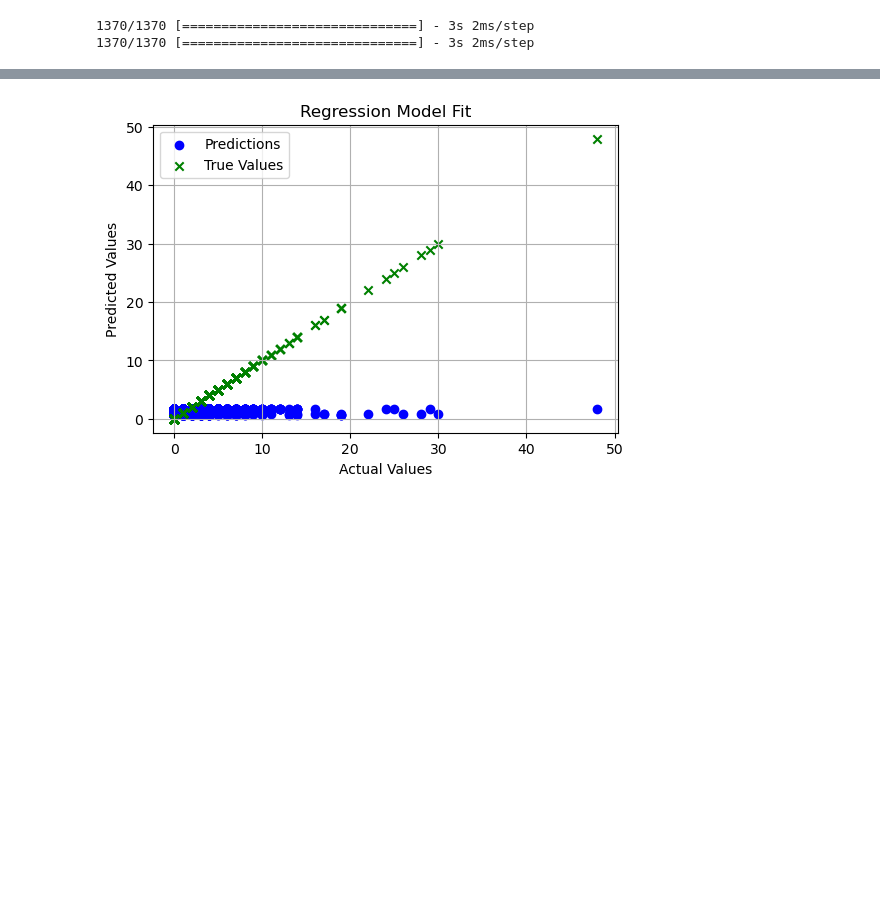
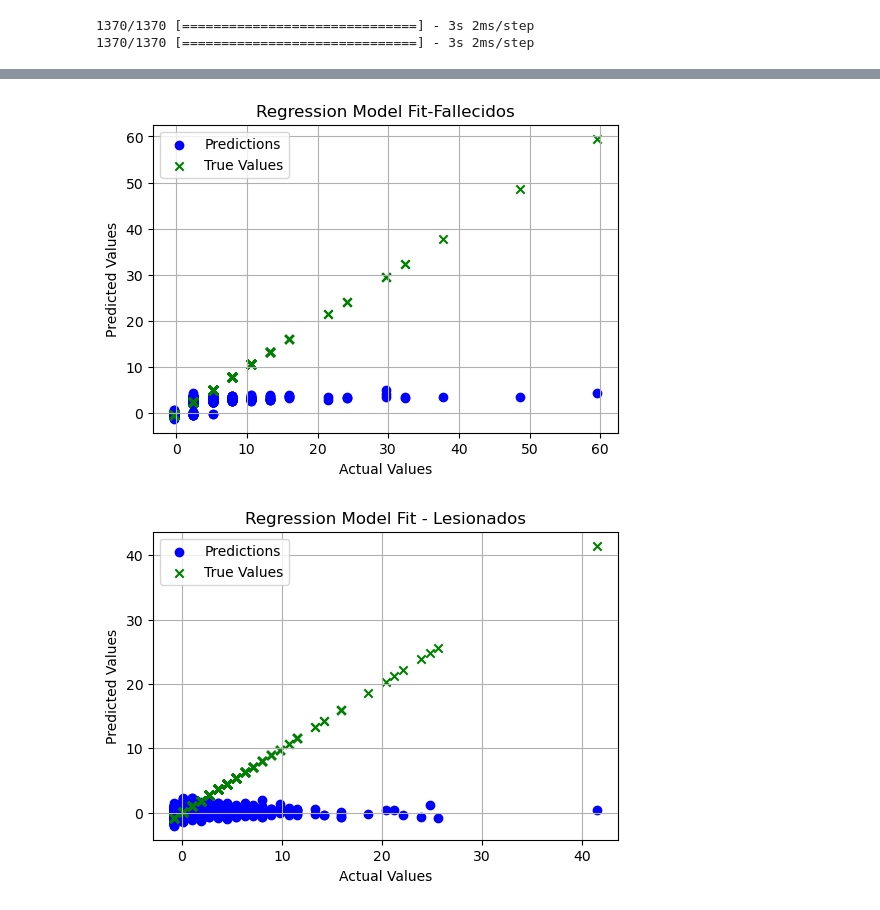
Before and after one commit to LeninGF/ant_accidentes_ml, a Jupyter notebook: classification.ipynb, the cells around one changed output, grey strips where cells are left out. Drawn from its saved outputs; the diff is of its cells as text; code cells hidden in the pictures; blank space fills up the shorter version.

```diff
--- a/classification.ipynb
+++ b/classification.ipynb
@@ -832,0 +913,18 @@ plt.show()
+# %%
+y_true = y_fallecidos_train_scaled
+y_pred = regression_fallecidos_model.predict(Xr_train_scaled_fallecidos)
+# Scatter plot
+plt.figure(figsize=(6, 4))
+# Plot predicted values (blue)
+plt.scatter(y_true, y_pred, color='blue', label='Predictions')
+
+# Plot true values (green)
+plt.scatter(y_true, y_true, color='green', label='True Values', marker='x')
+
+plt.xlabel('Actual Values')
+plt.ylabel('Predicted Values')
+plt.title('Regression Model Fit-Fallecidos')
+plt.legend()
+plt.grid(True)
+plt.show()
+# %% [output]
@@ -833,5 +932,6 @@ plt.show()
+[figure, added]
 # %%
-y_true = y_lesionados_test
+y_true = y_lesionados_test_scaled
 y_pred = yr_lesionados_predict
 # Scatter plot
 plt.figure(figsize=(6, 4))
@@ -843,9 +943,9 @@ plt.scatter(y_true, y_true, color='green', label='True Values', marker='x')
 
 plt.xlabel('Actual Values')
 plt.ylabel('Predicted Values')
-plt.title('Regression Model Fit')
+plt.title('Regression Model Fit - Lesionados')
 plt.legend()
 plt.grid(True)
 plt.show()
 # %% [output]
-[figure, old version]
+[figure, new version]
```
Also changed, not shown: parts of 72 cells of this notebook.
